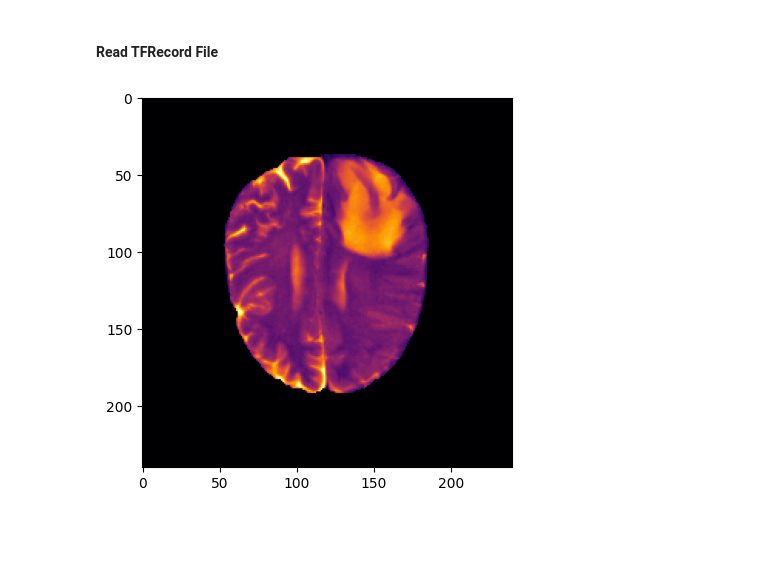
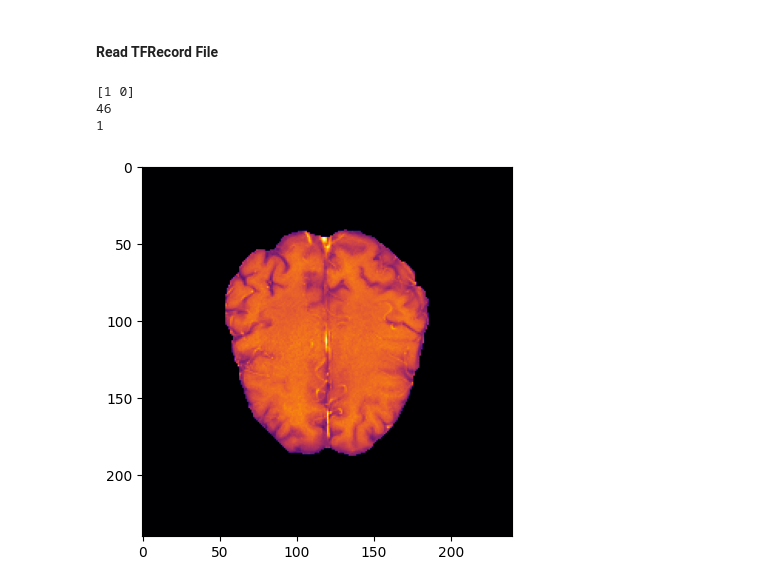
Before and after one commit to LennartPhil/Brain_Mets_Classification, a Jupyter notebook: notebooks/AI/data_preparation.ipynb, the cells around one changed output. Saved outputs shown, nothing was run; the diff lists cells and outputs as text; code cells hidden in the pictures; blank space fills up the shorter version.

```diff
--- a/notebooks/AI/data_preparation.ipynb
+++ b/notebooks/AI/data_preparation.ipynb
@@ -641,28 +645,38 @@ for pat in range(len(patients)):
 # %%
-path_to_testing_tfr = "/Users/LennartPhilipp/Desktop/testing_data/derivatives/TFRecords/remote_tfrecords/sub-01997658.tfrecord"
+path_to_testing_tfr = "/Users/LennartPhilipp/Desktop/testing_data/derivatives/TFRecords/remote_tfrecords/sub-02063373.tfrecord"
 
 feature_description = {
     "image": tf.io.FixedLenFeature([155, 240, 240, 4], tf.float32),
     "sex": tf.io.FixedLenFeature([2], tf.int64, default_value=[0,0]),
     "age": tf.io.FixedLenFeature([], tf.int64, default_value=0),
     "primary": tf.io.FixedLenFeature([], tf.int64, default_value=0),
 }
 
 def parse(serialize_patient):
     example = tf.io.parse_single_example(serialize_patient, feature_description)
     # input = [example["image"], example["sex"], example["age"]]
     # label = example["primary"]
     image = example["image"]
     image = tf.reshape(image, [155, 240, 240, 4]) #[149, 185, 155, 4] = old size
 
     return image, example["sex"], example["age"], example["primary"]
 
 dataset = tf.data.TFRecordDataset([path_to_testing_tfr], compression_type="GZIP")
 parsed_dataset = dataset.map(parse)
 
 test_image = parsed_dataset.take(1)
 for image, sex, age, primary in test_image:
+    print(sex.numpy())
+    print(age.numpy())
+    print(primary.numpy())
     numpy_image = image.numpy()
     plt.imshow(numpy_image[100,:,:,0], cmap = "inferno")
+
+# sex
+# m = 1, 0
+# f = 0, 1
 # %% [output]
+[1 0]
+46
+1
-[figure, old version]
+[figure, new version]
```
Also changed, not shown: parts of 1 cell of this notebook.
